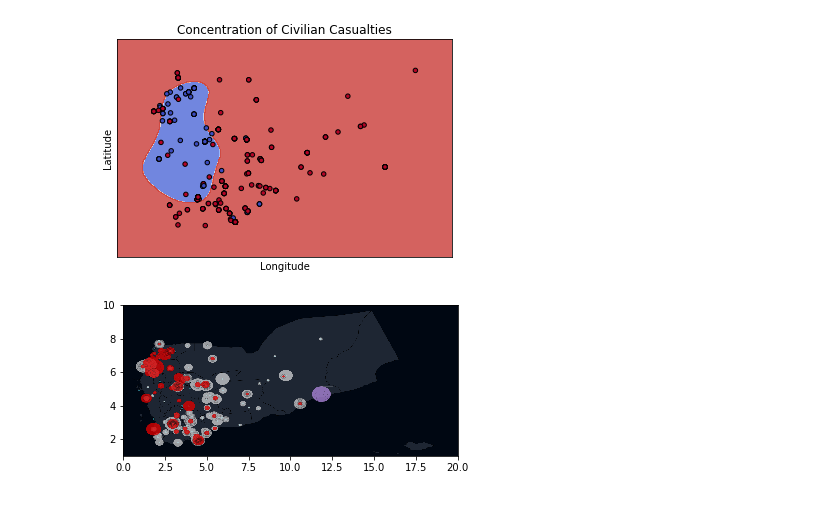
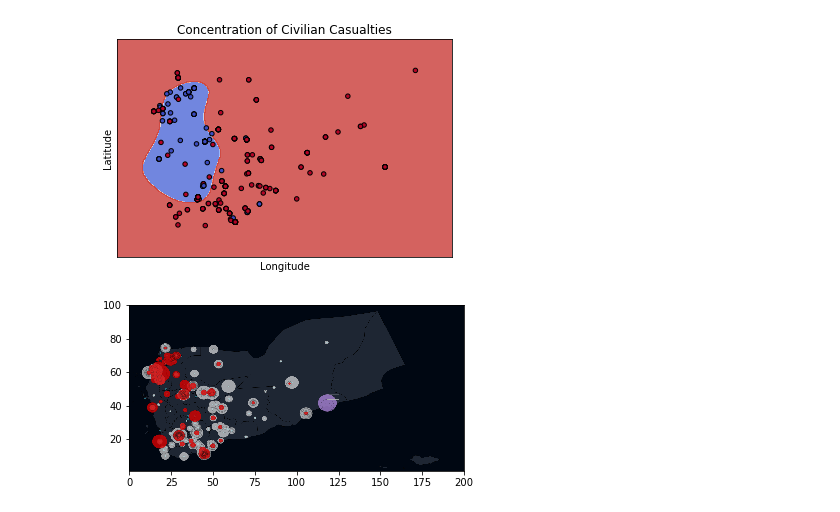
Before and after one commit to SpencerNorris/YemenCivilianSVM, a Jupyter notebook: Yemeni Civil War, Civilian Casualties.ipynb, the cells around one changed output. Saved outputs shown, nothing was run; the diff lists cells and outputs as text; code cells hidden in the pictures.

Commit message:
expanded map image in notebook

```diff
--- a/Yemeni Civil War, Civilian Casualties.ipynb
+++ b/Yemeni Civil War, Civilian Casualties.ipynb
@@ -118,8 +119,8 @@ plt.show()
 [figure]
 # %%
 #Load in map as background image, plot
-img = imread('qgis/map.png')
-plt.imshow(img, zorder=0, extent=[0, 20, 1.0, 10])
+img = imread('qgis/yemen/map.png')
+plt.imshow(img, zorder=0, extent=[0, 200, 1.0, 100])
 plt.show()
 # %% [output]
-[figure, old version]
+[figure, new version]
```
Also changed, not shown: parts of 1 cell of this notebook.
